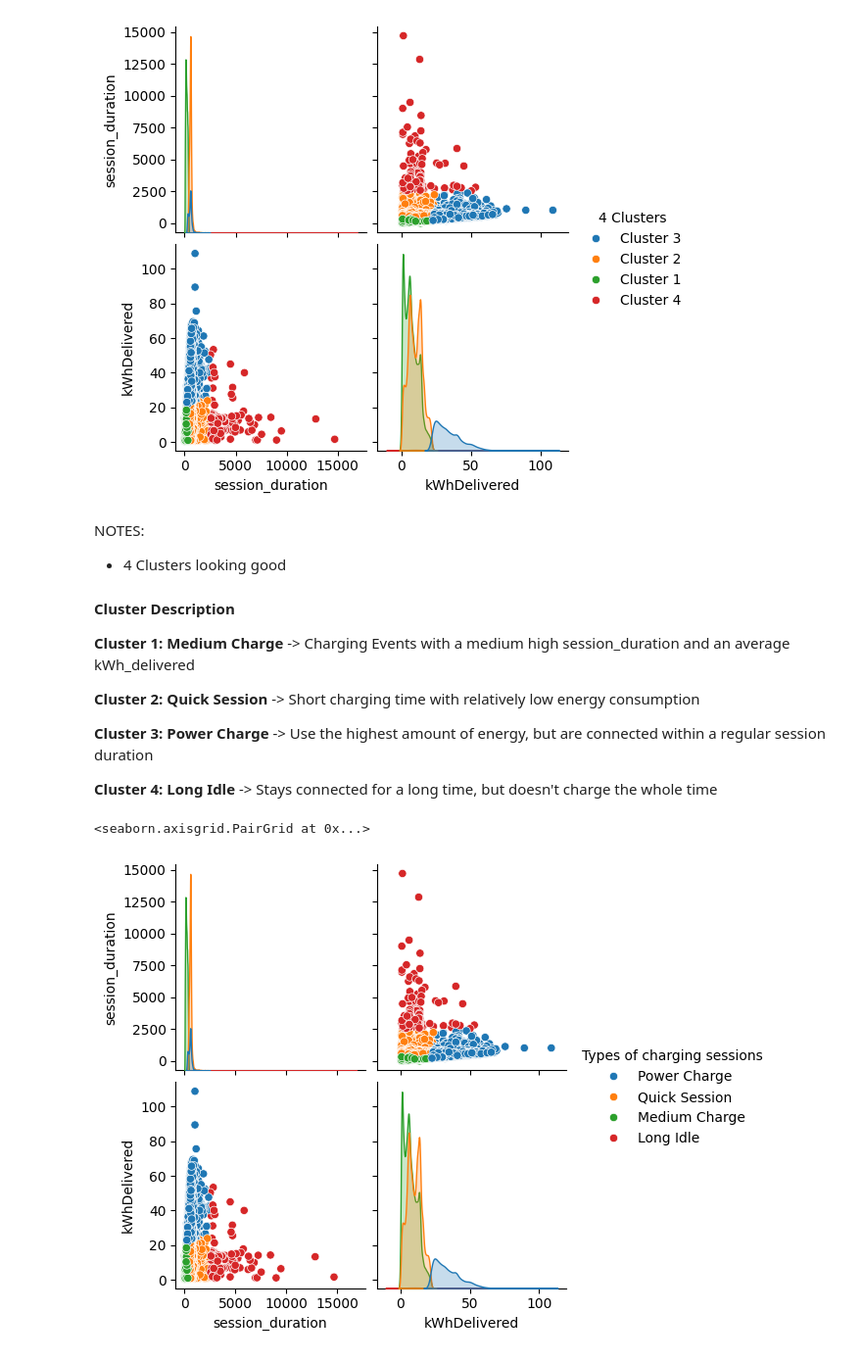
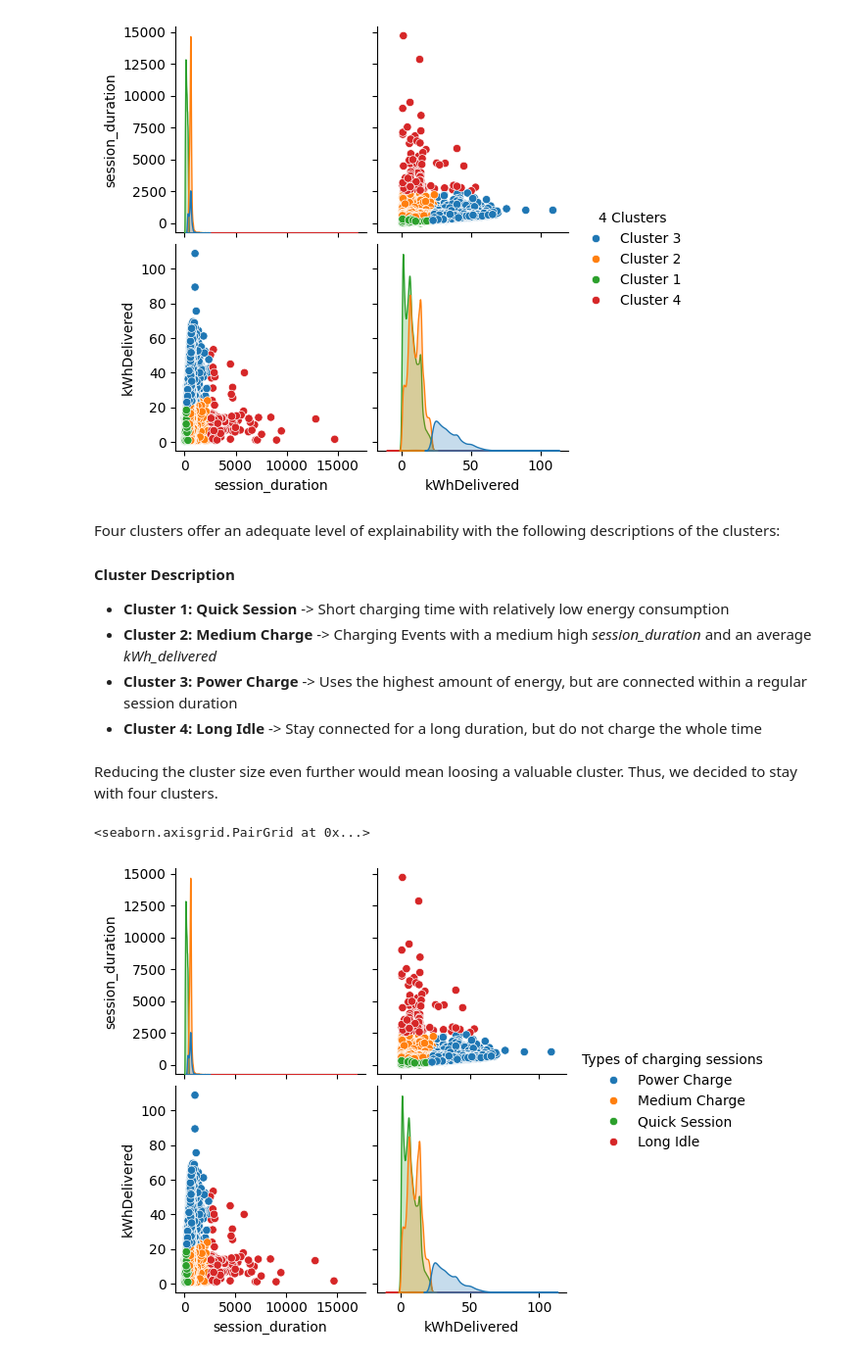
Before and after one commit to Amocon/A-Team_AA-Team-Assignment_2024, a Jupyter notebook: aa_team_assignment/03_clustering_analysis.ipynb, the cells around one changed output. Shown at 98% size. Saved outputs shown, nothing was run; the diff lists cells and outputs as text; code cells hidden in the pictures.

```diff
--- a/aa_team_assignment/03_clustering_analysis.ipynb
+++ b/aa_team_assignment/03_clustering_analysis.ipynb
@@ -26,5 +23,5 @@ NOTES:
 # %%
-# Calculate timespans
-full_charging_df['session_duration'] = (full_charging_df['disconnectTime'] - full_charging_df['connectionTime']).dt.total_seconds() / 60
-full_charging_df['charging_duration'] = (full_charging_df['doneChargingTime'] - full_charging_df['connectionTime']).dt.total_seconds() / 60
-full_charging_df['idle_time'] = (full_charging_df['disconnectTime'] - full_charging_df['doneChargingTime']).dt.total_seconds() / 60
+# Calculate relevant timespans in minutes and rename columns
+full_charging_df['session_duration'] = full_charging_df['connectionTimespan'].dt.total_seconds() / 60
+full_charging_df['charging_duration'] = full_charging_df['doneChargingTimespan'].dt.total_seconds() / 60
+full_charging_df['idle_time'] = full_charging_df['doneDisconnectTimespan'].dt.total_seconds() / 60
@@ -230,31 +211,32 @@ sns.pairplot(data=X, hue="4 Clusters")
 <seaborn.axisgrid.PairGrid at 0x...>
 [figure]
 # %% [markdown]
-NOTES:
-- 4 Clusters looking good
+Four clusters offer an adequate level of explainability with the following descriptions of the clusters:
 
-<h4>Cluster Description</h4>
-<p><b>Cluster 1: Medium Charge </b>-> Charging Events with a medium high session_duration and an average kWh_delivered</p>
-<p><b>Cluster 2: Quick Session </b>-> Short charging time with relatively low energy consumption </p>
-<p><b>Cluster 3: Power Charge </b>-> Use the highest amount of energy, but are connected within a regular session duration</p>
-<p><b>Cluster 4: Long Idle </b>-> Stays connected for a long time, but doesn't charge the whole time</p>
+#### **Cluster Description**
+- **Cluster 1: Quick Session** -> Short charging time with relatively low energy consumption </p>
+- **Cluster 2: Medium Charge** -> Charging Events with a medium high *session_duration* and an average *kWh_delivered*</p>
+- **Cluster 3: Power Charge** -> Uses the highest amount of energy, but are connected within a regular session duration</p>
+- **Cluster 4: Long Idle** -> Stay connected for a long duration, but do not charge the whole time</p>
+# %% [markdown]
+Reducing the cluster size even further would mean loosing a valuable cluster. Thus, we decided to stay with four clusters.
 # %%
 # Rename labels in plot
 
 # New labels
 new_mappings = {
-    "Cluster 1": "Medium Charge",
-    "Cluster 2": "Quick Session",
+    "Cluster 1": "Quick Session",
+    "Cluster 2": "Medium Charge",
     "Cluster 3": "Power Charge",
     "Cluster 4": "Long Idle"
 }
 
 # Replace cluster names based on the mapping
 charging_session_types = "Types of charging sessions"
 X[charging_session_types] = X["4 Clusters"].replace(new_mappings)
 
 # Plot with the new labels
 sns.pairplot(data=X, hue=charging_session_types)
 # %% [output]
 <seaborn.axisgrid.PairGrid at 0x...>
-[figure, old version]
+[figure, new version]
```
Also changed, not shown: parts of 53 cells of this notebook.
